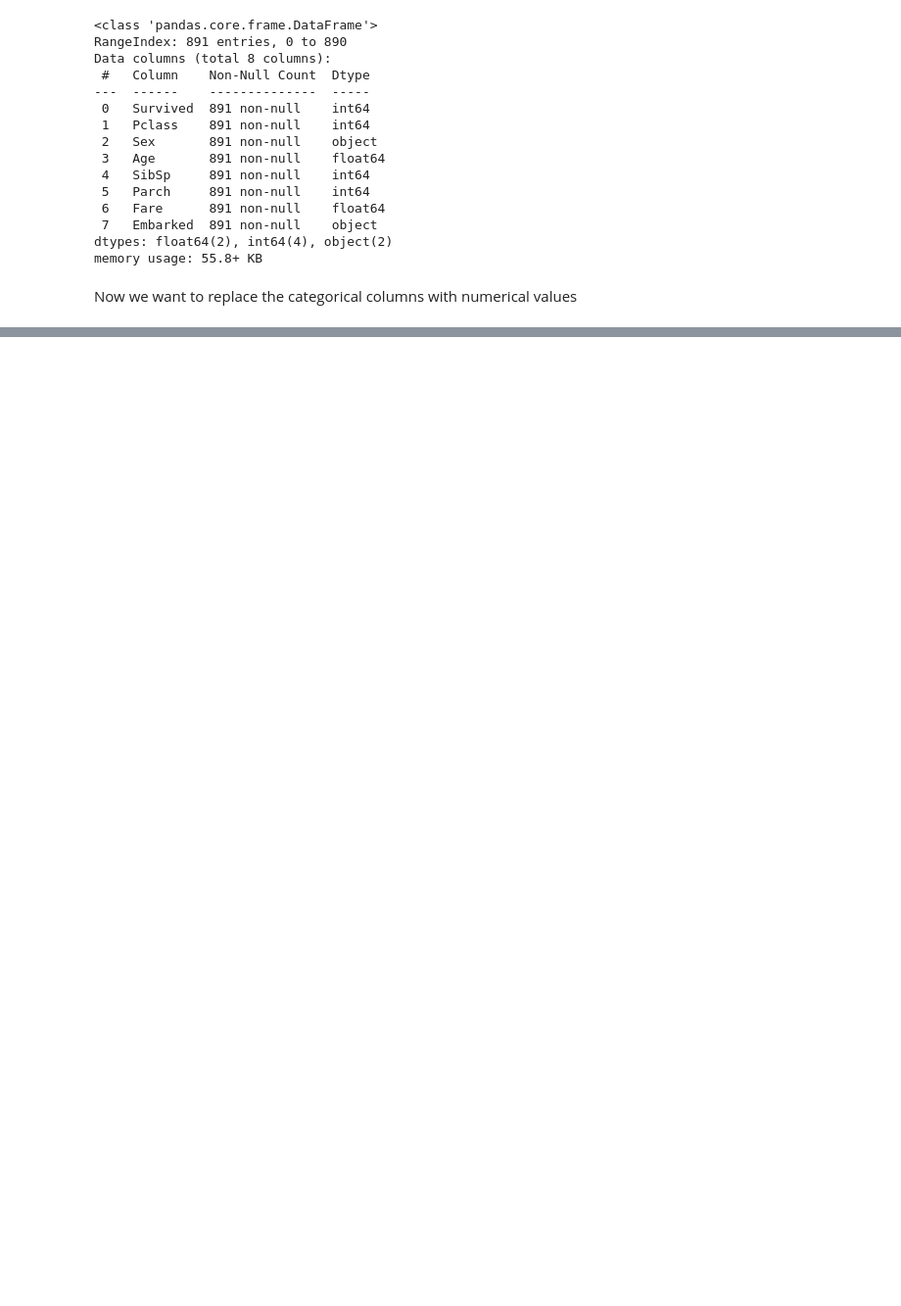
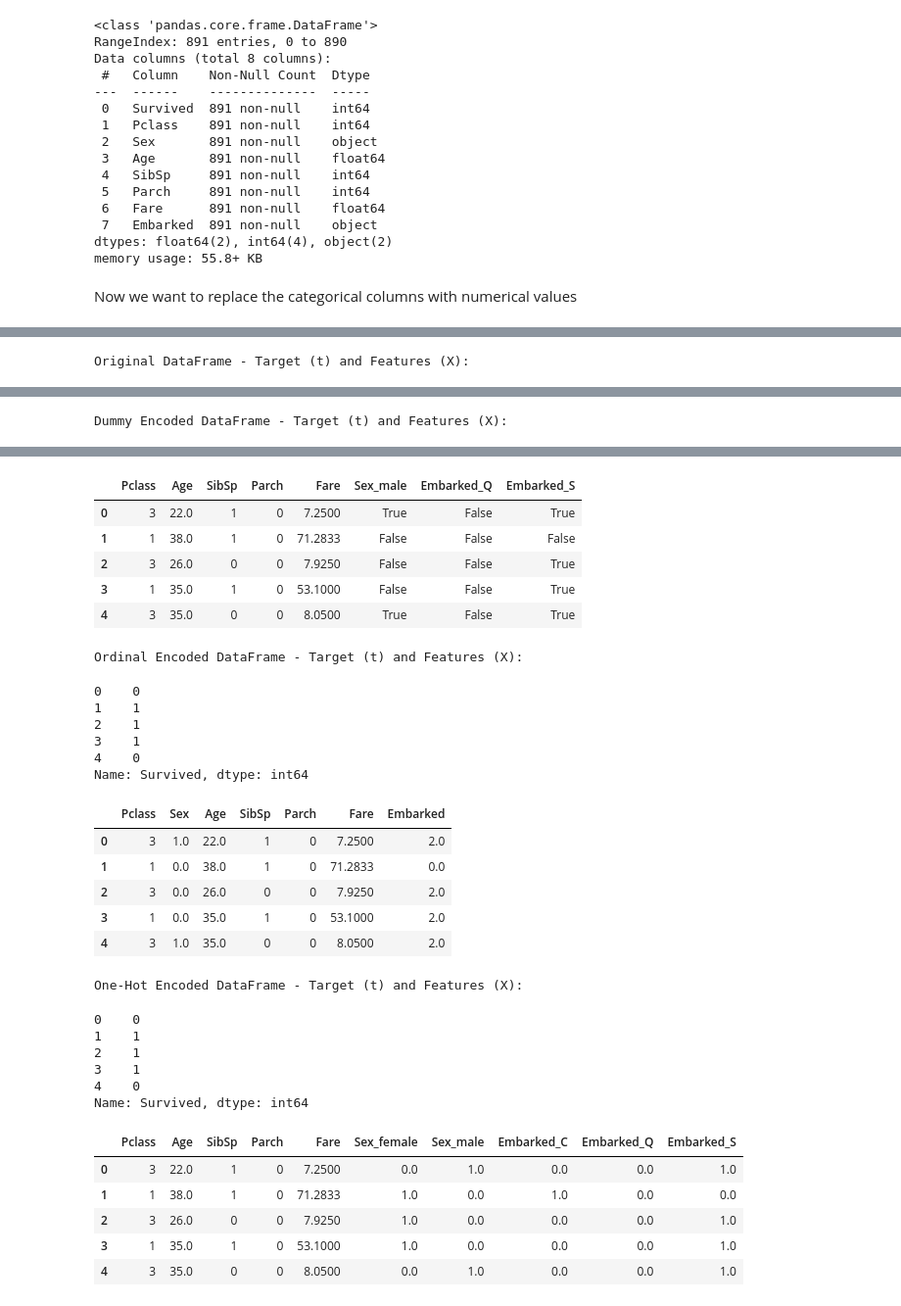
Before and after one commit to keronell/Titanic_ML2, a Jupyter notebook: Titanic.ipynb, the cells around one changed output, grey strips where cells are left out. Shown at 98% size. Saved outputs shown, nothing was run; the diff lists cells and outputs as text; code cells hidden in the pictures; blank space fills up the shorter version.

```diff
--- a/Titanic.ipynb
+++ b/Titanic.ipynb
@@ -237,5 +306,42 @@ plt.show()
 # %%
-from sklearn.model_selection import train_test_split
-X = data_clean.drop("Survived", axis=1)
-y = data_clean['Survived']
-X_train, X_test, y_train, y_test = train_test_split(X, y, test_size=0.2, random_state=42)
+# Create target variable 't' and features 'X' for the original and encoded DataFrames
+t_original = data_clean['Survived'].copy()
+X_original = data_clean.drop("Survived", axis=1)
+
+# Encode columns using dummy encoding
+t_dummy = dummy_encoded_df['Survived'].copy()
+X_dummy = dummy_encoded_df.drop("Survived", axis=1)
+
+# Encode columns using ordinal encoding
+t_ordinal = ordinal_encoded_df['Survived'].copy()
+X_ordinal = ordinal_encoded_df.drop("Survived", axis=1)
+
+# Encode columns using one-hot encoding
+t_onehot = onehot_encoded_df['Survived'].copy()
+X_onehot = onehot_encoded_df.drop("Survived", axis=1)
+
+# Display results for all cases
+pd.set_option('display.max_columns', None)
+pd.set_option('display.width', 120)
+
+# Original DataFrame
+print("\nOriginal DataFrame - Target (t) and Features (X):")
+display(t_original.head())
+display(X_original.head())
+
+# Dummy Encoded DataFrame
+print("\nDummy Encoded DataFrame - Target (t) and Features (X):")
+display(t_dummy.head())
+display(X_dummy.head())
+
+# Ordinal Encoded DataFrame
+print("\nOrdinal Encoded DataFrame - Target (t) and Features (X):")
+display(t_ordinal.head())
+display(X_ordinal.head())
+
+# One-Hot Encoded DataFrame
+print("\nOne-Hot Encoded DataFrame - Target (t) and Features (X):")
+display(t_onehot.head())
+display(X_onehot.head())
+# %% [output]
+Original DataFrame - Target (t) and Features (X):
@@ -241,0 +360 @@ X_train, X_test, y_train, y_test = train_test_split(X, y, test_size=0.2, random_
+Dummy Encoded DataFrame - Target (t) and Features (X):
@@ -241,0 +367,32 @@ X_train, X_test, y_train, y_test = train_test_split(X, y, test_size=0.2, random_
+|  | Pclass | Age | SibSp | Parch | Fare | Sex_male | Embarked_Q | Embarked_S |
+| 0 | 3 | 22.0 | 1 | 0 | 7.2500 | True | False | True |
+| 1 | 1 | 38.0 | 1 | 0 | 71.2833 | False | False | False |
+| 2 | 3 | 26.0 | 0 | 0 | 7.9250 | False | False | True |
+| 3 | 1 | 35.0 | 1 | 0 | 53.1000 | False | False | True |
+| 4 | 3 | 35.0 | 0 | 0 | 8.0500 | True | False | True |
+Ordinal Encoded DataFrame - Target (t) and Features (X):
+0    0
+1    1
+2    1
+3    1
+4    0
+Name: Survived, dtype: int64
+|  | Pclass | Sex | Age | SibSp | Parch | Fare | Embarked |
+| 0 | 3 | 1.0 | 22.0 | 1 | 0 | 7.2500 | 2.0 |
+| 1 | 1 | 0.0 | 38.0 | 1 | 0 | 71.2833 | 0.0 |
+| 2 | 3 | 0.0 | 26.0 | 0 | 0 | 7.9250 | 2.0 |
+| 3 | 1 | 0.0 | 35.0 | 1 | 0 | 53.1000 | 2.0 |
+| 4 | 3 | 1.0 | 35.0 | 0 | 0 | 8.0500 | 2.0 |
+One-Hot Encoded DataFrame - Target (t) and Features (X):
+0    0
+1    1
+2    1
+3    1
+4    0
+Name: Survived, dtype: int64
+|  | Pclass | Age | SibSp | Parch | Fare | Sex_female | Sex_male | Embarked_C | Embarked_Q | Embarked_S |
+| 0 | 3 | 22.0 | 1 | 0 | 7.2500 | 0.0 | 1.0 | 0.0 | 0.0 | 1.0 |
+| 1 | 1 | 38.0 | 1 | 0 | 71.2833 | 1.0 | 0.0 | 1.0 | 0.0 | 0.0 |
+| 2 | 3 | 26.0 | 0 | 0 | 7.9250 | 1.0 | 0.0 | 0.0 | 0.0 | 1.0 |
+| 3 | 1 | 35.0 | 1 | 0 | 53.1000 | 1.0 | 0.0 | 0.0 | 0.0 | 1.0 |
+| 4 | 3 | 35.0 | 0 | 0 | 8.0500 | 0.0 | 1.0 | 0.0 | 0.0 | 1.0 |
```
Also changed, not shown: parts of 11 cells of this notebook, 1 other file.
